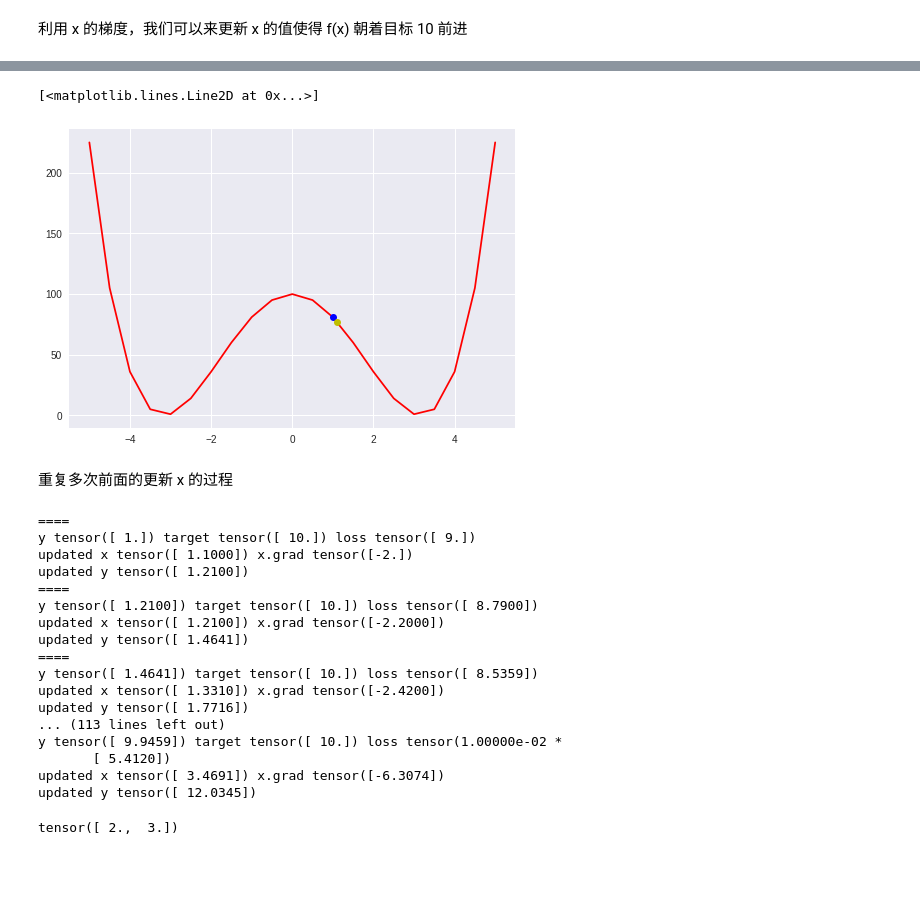
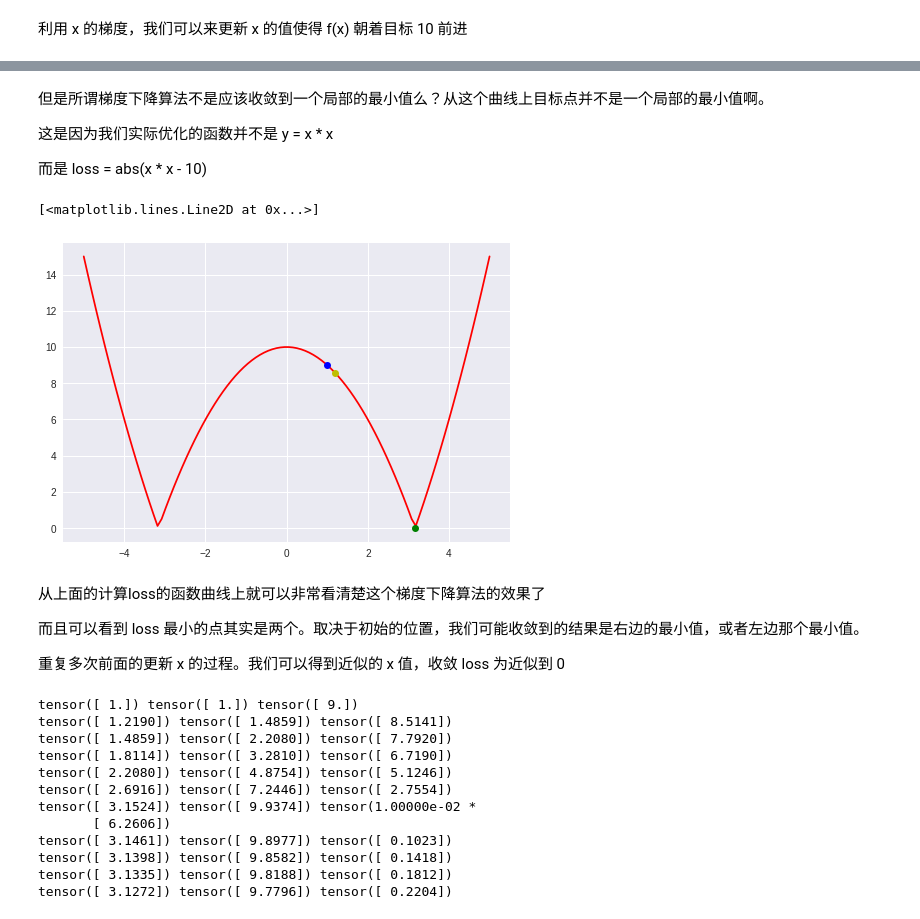
Before and after one commit to taowen/understand-neural-network, a Jupyter notebook: 1_auto_gradient.ipynb, the cells around one changed output, grey strips where cells are left out. Saved outputs shown, nothing was run; the diff lists cells and outputs as text; code cells hidden in the pictures; blank space fills up the shorter version.

```diff
--- a/1_auto_gradient.ipynb
+++ b/1_auto_gradient.ipynb
@@ -141,62 +162,55 @@ tensor([ 0.6400])
+# %% [markdown]
+但是所谓梯度下降算法不是应该收敛到一个局部的最小值么？从这个曲线上目标点并不是一个局部的最小值啊。
+
+这是因为我们实际优化的函数并不是 y = x * x
+
+而是 loss = abs(x * x - 10)
 # %%
 import numpy as np
 import matplotlib.pylab as plt
 
-x = np.linspace(-5, 5, 21)
-y = pow(x * x - 10, 2)
+x = np.linspace(-5, 5, 100)
+y = np.abs(x * x - 10)
 plt.plot(x, y, 'r')
-plt.plot(1, pow(1 * 1 - 10, 2),'bo')
-plt.plot(1.1, pow(1.1 * 1.1 - 10, 2),'yo')
+plt.plot(1, abs(1 * 1 - 10),'bo') # 第一个点
+plt.plot(1.2, abs(1.2 * 1.2 - 10),'yo')  # 第二个点
+plt.plot(math.sqrt(10), 0, 'go') # 目标值
 # %% [output]
 [<matplotlib.lines.Line2D at 0x...>]
-[figure, old version]
+[figure, new version]
-# %% [markdown]
-重复多次前面的更新 x 的过程
+# %% [markdown]
+从上面的计算loss的函数曲线上就可以非常看清楚这个梯度下降算法的效果了
+
+而且可以看到 loss 最小的点其实是两个。取决于初始的位置，我们可能收敛到的结果是右边的最小值，或者左边那个最小值。
+
+重复多次前面的更新 x 的过程。我们可以得到近似的 x 值，收敛 loss 为近似到 0
 # %%
 import torch
 
 x = torch.Tensor([1.0])
 x.requires_grad_(True)
 target = torch.Tensor([10.0])
-learning_rate = 0.05
+learning_rate = 0.01
 
-for i in range(32):
-  print('====')
+for epoch in range(101):
   y = x * x
   loss = torch.abs(target - y)
-  print('y', y, 'target', target, 'loss', loss)
-  # Use autograd to compute the backward pass. This call will compute the
-  # gradient of loss with respect to all Tensors with requires_grad=True.
-  # After this call x.grad will be Tensors holding the gradient
-  # of the loss with respect to x.
+  if epoch % 10 == 0:
+    print(x, y, loss)
   loss.backward()
   with torch.no_grad():
     x -= learning_rate * x.grad
-    print('updated x', x, 'x.grad', x.grad)
     x.grad.zero_()
-    y = x * x
-    print('updated y', y)
 # %% [output]
-====
-y tensor([ 1.]) target tensor([ 10.]) loss tensor([ 9.])
-updated x tensor([ 1.1000]) x.grad tensor([-2.])
-updated y tensor([ 1.2100])
-====
-y tensor([ 1.2100]) target tensor([ 10.]) loss tensor([ 8.7900])
-updated x tensor([ 1.2100]) x.grad tensor([-2.2000])
-updated y tensor([ 1.4641])
-====
-y tensor([ 1.4641]) target tensor([ 10.]) loss tensor([ 8.5359])
-updated x tensor([ 1.3310]) x.grad tensor([-2.4200])
-updated y tensor([ 1.7716])
-... (113 lines left out)
-y tensor([ 9.9459]) target tensor([ 10.]) loss tensor(1.00000e-02 *
-       [ 5.4120])
-updated x tensor([ 3.4691]) x.grad tensor([-6.3074])
-updated y tensor([ 12.0345])
+tensor([ 1.]) tensor([ 1.]) tensor([ 9.])
+tensor([ 1.2190]) tensor([ 1.4859]) tensor([ 8.5141])
+tensor([ 1.4859]) tensor([ 2.2080]) tensor([ 7.7920])
+tensor([ 1.8114]) tensor([ 3.2810]) tensor([ 6.7190])
+tensor([ 2.2080]) tensor([ 4.8754]) tensor([ 5.1246])
+tensor([ 2.6916]) tensor([ 7.2446]) tensor([ 2.7554])
+tensor([ 3.1524]) tensor([ 9.9374]) tensor(1.00000e-02 *
+       [ 6.2606])
+tensor([ 3.1461]) tensor([ 9.8977]) tensor([ 0.1023])
+tensor([ 3.1398]) tensor([ 9.8582]) tensor([ 0.1418])
+tensor([ 3.1335]) tensor([ 9.8188]) tensor([ 0.1812])
+tensor([ 3.1272]) tensor([ 9.7796]) tensor([ 0.2204])
-# %%
-y = torch.Tensor([2, 3])
-y.requires_grad_(True)
-y
-# %% [output]
-tensor([ 2.,  3.])
```
Also changed, not shown: parts of 15 cells of this notebook.
